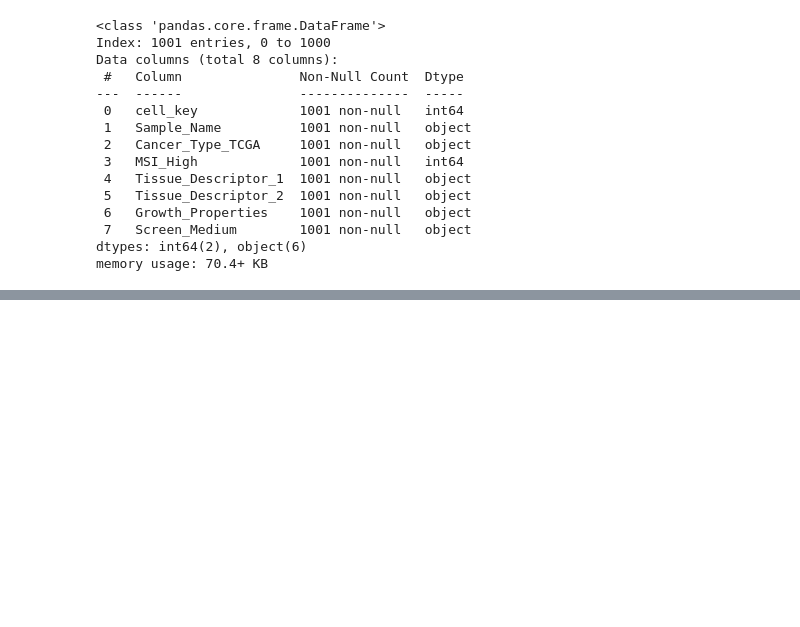
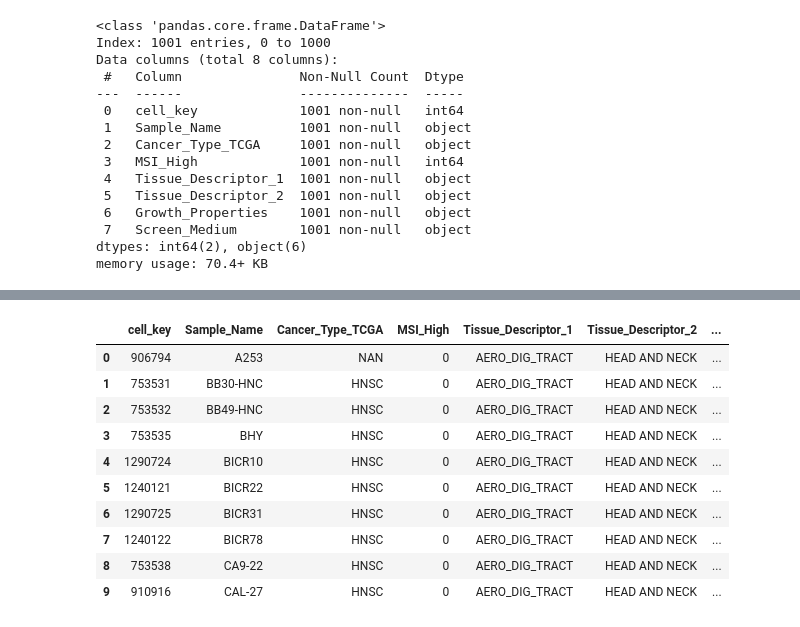
Before and after one commit to niladri-roy/Personalized-Drug-Response-Prediction, a Jupyter notebook: Personalized-Drug-Response-Prediction.ipynb, the cells around one changed output, grey strips where cells are left out. Cells and saved outputs as stored; diff of their text form; code cells hidden in the pictures; blank space fills up the shorter version.

```diff
--- a/Personalized-Drug-Response-Prediction.ipynb
+++ b/Personalized-Drug-Response-Prediction.ipynb
@@ -555,0 +570,14 @@ memory usage: 70.4+ KB
+# %%
+cl1.head(10)
+# %% [output]
+|  | cell_key | Sample_Name | Cancer_Type_TCGA | MSI_High | Tissue_Descriptor_1 | Tissue_Descriptor_2 | ... |
+| 0 | 906794 | A253 | NAN | 0 | AERO_DIG_TRACT | HEAD AND NECK | ... |
+| 1 | 753531 | BB30-HNC | HNSC | 0 | AERO_DIG_TRACT | HEAD AND NECK | ... |
+| 2 | 753532 | BB49-HNC | HNSC | 0 | AERO_DIG_TRACT | HEAD AND NECK | ... |
+| 3 | 753535 | BHY | HNSC | 0 | AERO_DIG_TRACT | HEAD AND NECK | ... |
+| 4 | 1290724 | BICR10 | HNSC | 0 | AERO_DIG_TRACT | HEAD AND NECK | ... |
+| 5 | 1240121 | BICR22 | HNSC | 0 | AERO_DIG_TRACT | HEAD AND NECK | ... |
+| 6 | 1290725 | BICR31 | HNSC | 0 | AERO_DIG_TRACT | HEAD AND NECK | ... |
+| 7 | 1240122 | BICR78 | HNSC | 0 | AERO_DIG_TRACT | HEAD AND NECK | ... |
+| 8 | 753538 | CA9-22 | HNSC | 0 | AERO_DIG_TRACT | HEAD AND NECK | ... |
+| 9 | 910916 | CAL-27 | HNSC | 0 | AERO_DIG_TRACT | HEAD AND NECK | ... |
```
Also changed, not shown: parts of 10 cells of this notebook.
